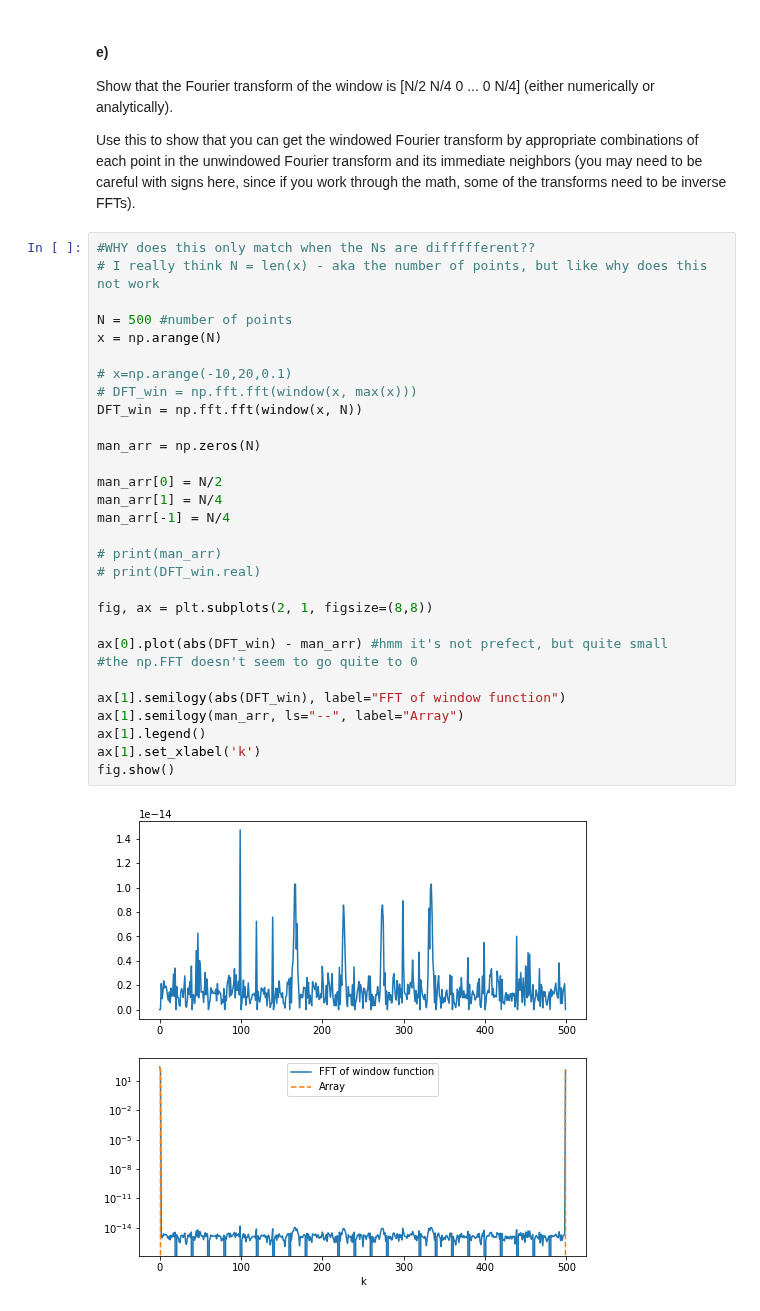
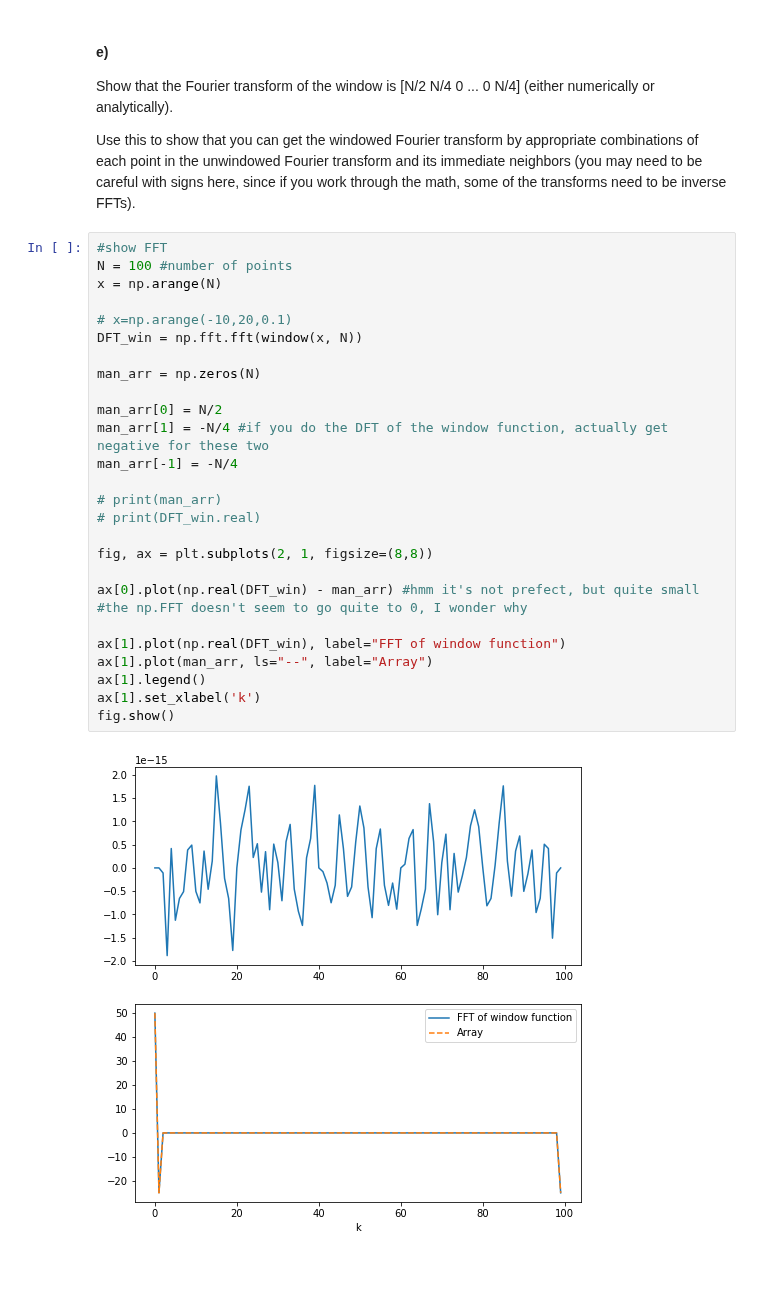
Before and after one commit to eklem1/Phys512_EK, a Jupyter notebook: PS4/PS4.ipynb, the cells around one changed output. Drawn from its saved outputs; the diff is of its cells as text; blank space fills up the shorter version.

```diff
--- a/PS4/PS4.ipynb
+++ b/PS4/PS4.ipynb
@@ -282,34 +327,31 @@ Show that the Fourier transform of the window is [N/2 N/4 0 ... 0 N/4] (either n
 
 Use this to show that you can get the windowed Fourier transform by appropriate combinations of each point in the unwindowed Fourier transform and its immediate neighbors (you may need to be careful with signs here, since if you work through the math, some of the transforms need to be inverse FFTs).
 # %%
-#WHY does this only match when the Ns are diffffferent??
-# I really think N = len(x) - aka the number of points, but like why does this not work
-
-N = 500 #number of points
+#show FFT
+N = 100 #number of points
 x = np.arange(N)
 
 # x=np.arange(-10,20,0.1)
-# DFT_win = np.fft.fft(window(x, max(x)))
 DFT_win = np.fft.fft(window(x, N))
 
 man_arr = np.zeros(N)
 
 man_arr[0] = N/2
-man_arr[1] = N/4
-man_arr[-1] = N/4
+man_arr[1] = -N/4 #if you do the DFT of the window function, actually get negative for these two
+man_arr[-1] = -N/4
 
 # print(man_arr)
 # print(DFT_win.real)
 
 fig, ax = plt.subplots(2, 1, figsize=(8,8))
 
-ax[0].plot(abs(DFT_win) - man_arr) #hmm it's not prefect, but quite small
-#the np.FFT doesn't seem to go quite to 0
+ax[0].plot(np.real(DFT_win) - man_arr) #hmm it's not prefect, but quite small
+#the np.FFT doesn't seem to go quite to 0, I wonder why
 
-ax[1].semilogy(abs(DFT_win), label="FFT of window function")
-ax[1].semilogy(man_arr, ls="--", label="Array")
+ax[1].plot(np.real(DFT_win), label="FFT of window function")
+ax[1].plot(man_arr, ls="--", label="Array")
 ax[1].legend()
 ax[1].set_xlabel('k')
 fig.show()
 # %% [output]
-[figure, old version]
+[figure, new version]
```
Also changed, not shown: parts of 23 cells of this notebook.
